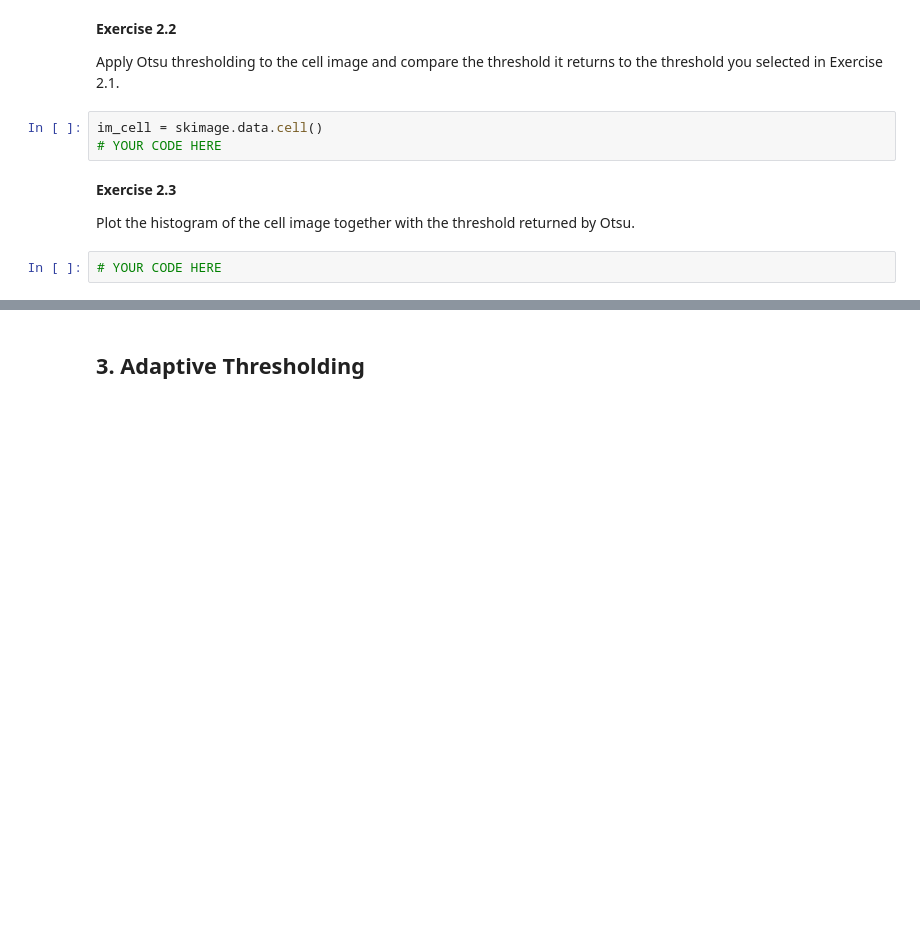
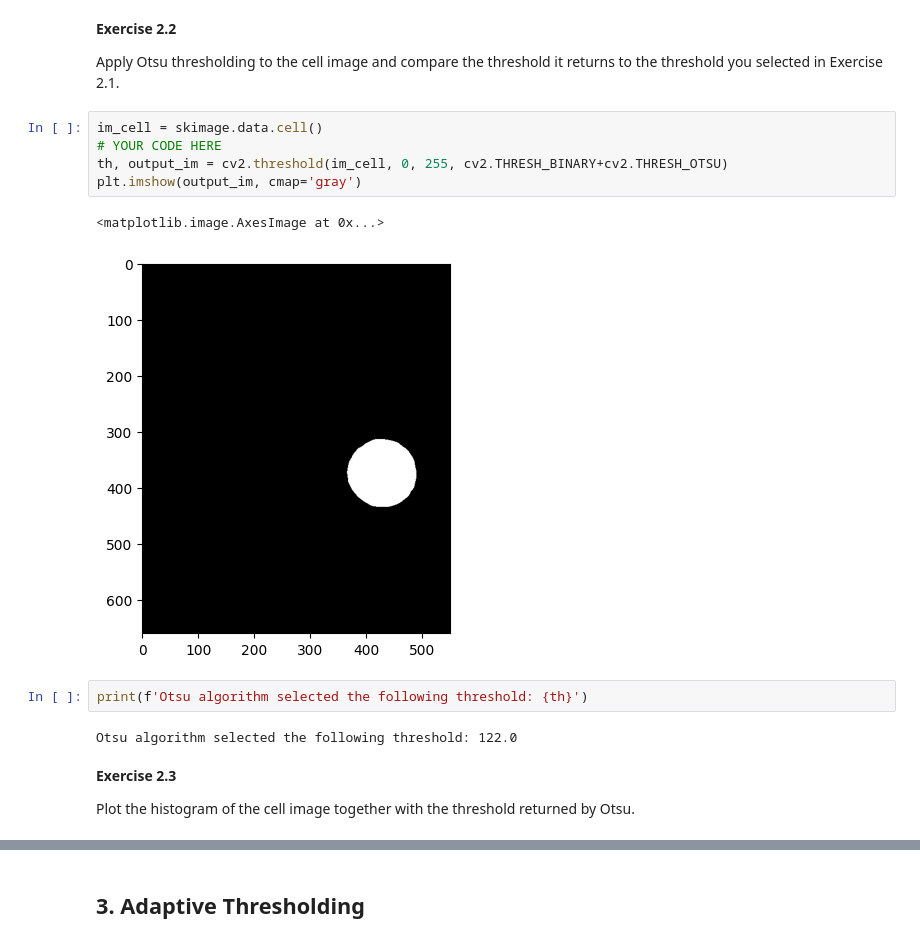
Before and after one commit to MaciejCzerniak243552/ot2-rl-243552-maciej, a Jupyter notebook: self_study/w1/2. Thresholding and Filtering.ipynb, the cells around one changed output, grey strips where cells are left out. Drawn from its saved outputs; the diff is of its cells as text; blank space fills up the shorter version.

```diff
--- a/self_study/w1/2. Thresholding and Filtering.ipynb
+++ b/self_study/w1/2. Thresholding and Filtering.ipynb
@@ -77,9 +99,16 @@ Apply Otsu thresholding to the cell image and compare the threshold it returns t
 # %%
 im_cell = skimage.data.cell()
 # YOUR CODE HERE
+th, output_im = cv2.threshold(im_cell, 0, 255, cv2.THRESH_BINARY+cv2.THRESH_OTSU)
+plt.imshow(output_im, cmap='gray')
+# %% [output]
+<matplotlib.image.AxesImage at 0x...>
+[figure, added]
+# %%
+print(f'Otsu algorithm selected the following threshold: {th}')
+# %% [output]
+Otsu algorithm selected the following threshold: 122.0
 # %% [markdown]
 **Exercise 2.3**
 
 Plot the histogram of the cell image together with the threshold returned by Otsu.
-# %%
-# YOUR CODE HERE
```
Also changed, not shown: parts of 30 cells of this notebook, 3 other files.
